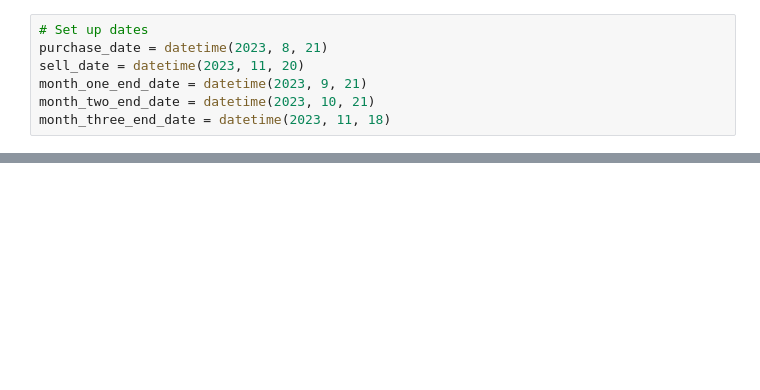
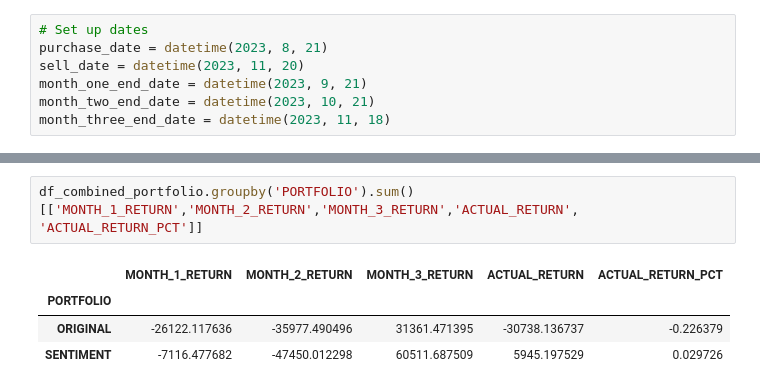
Before and after one commit to tharshman/team-six-sentiment-analyzer, a Jupyter notebook: src/process_portfolios.ipynb, the cells around one changed output, grey strips where cells are left out. Drawn from its saved outputs; the diff is of its cells as text; blank space fills up the shorter version.

```diff
--- a/src/process_portfolios.ipynb
+++ b/src/process_portfolios.ipynb
@@ -86,0 +187,7 @@ df_original_portfolio_returns.plot.bar(x='NAME', y=['ADJUSTED_EXPECTED_RETURN',
+# %%
+df_combined_portfolio.groupby('PORTFOLIO').sum()[['MONTH_1_RETURN','MONTH_2_RETURN','MONTH_3_RETURN','ACTUAL_RETURN', 'ACTUAL_RETURN_PCT']]
+# %% [output]
+|  | MONTH_1_RETURN | MONTH_2_RETURN | MONTH_3_RETURN | ACTUAL_RETURN | ACTUAL_RETURN_PCT |
+| PORTFOLIO |  |  |  |  |  |
+| ORIGINAL | -26122.117636 | -35977.490496 | 31361.471395 | -30738.136737 | -0.226379 |
+| SENTIMENT | -7116.477682 | -47450.012298 | 60511.687509 | 5945.197529 | 0.029726 |
```
Also changed, not shown: parts of 12 cells of this notebook, 1 other file.
